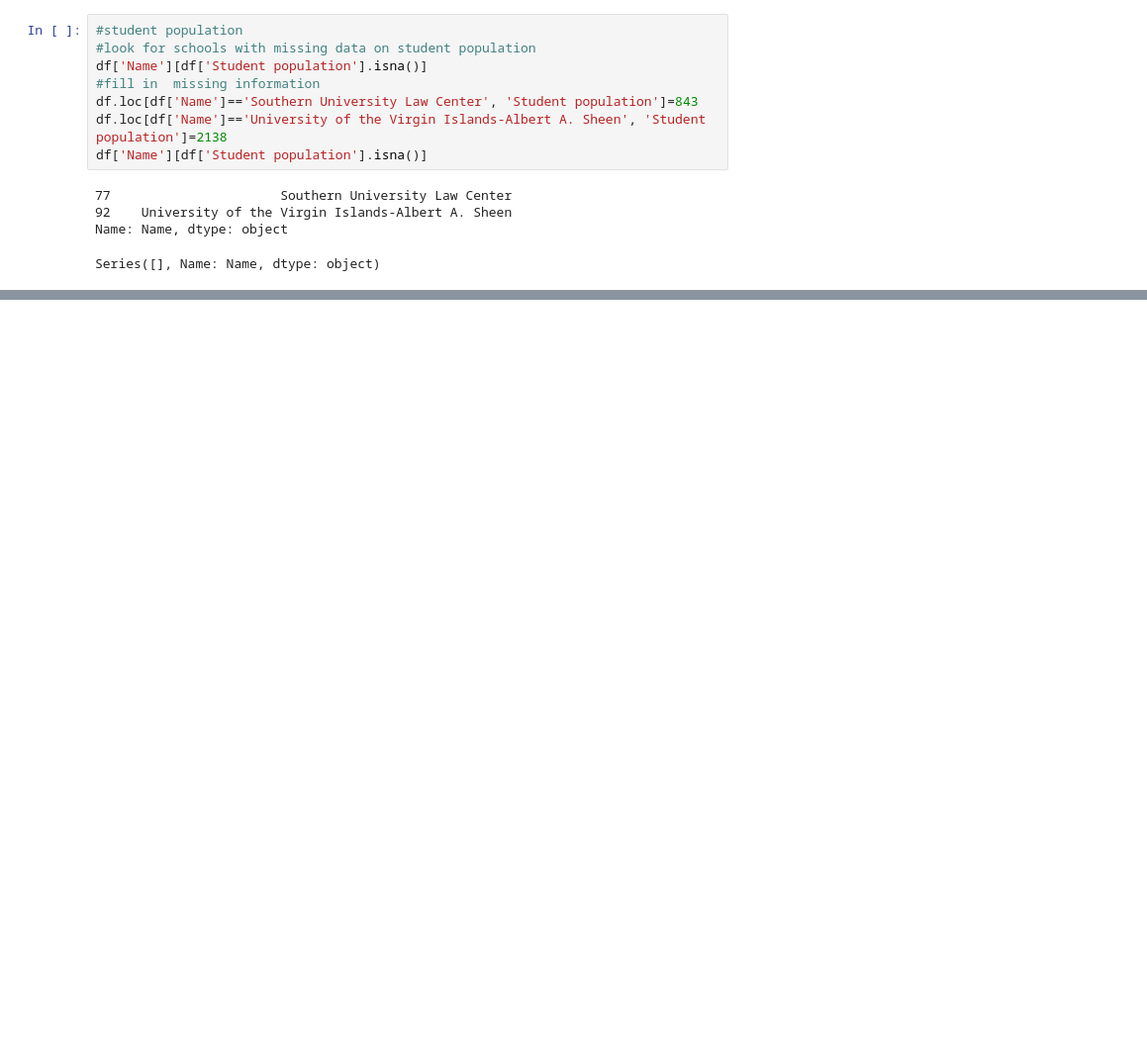
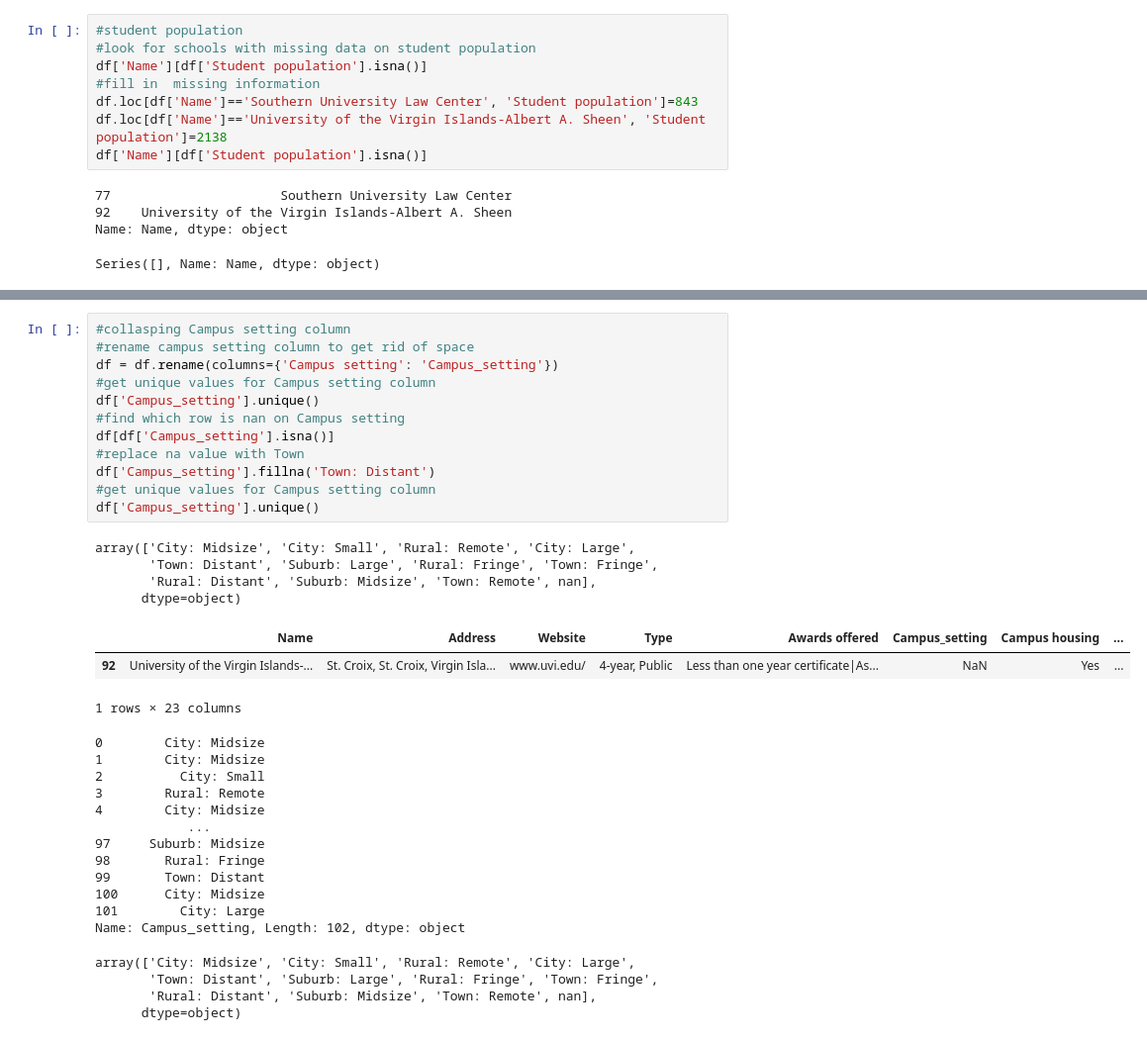
Before and after one commit to e-harrell/hbcu, a Jupyter notebook: notebook.ipynb, the cells around one changed output, grey strips where cells are left out. Shown at 99% size. Saved outputs shown, nothing was run; the diff lists cells and outputs as text; blank space fills up the shorter version.

```diff
--- a/notebook.ipynb
+++ b/notebook.ipynb
@@ -199,0 +210,36 @@ AttributeError: 'NoneType' object has no attribute 'latitude'
+# %%
+#collasping Campus setting column
+#rename campus setting column to get rid of space
+df = df.rename(columns={'Campus setting': 'Campus_setting'})
+#get unique values for Campus setting column
+df['Campus_setting'].unique()
+#find which row is nan on Campus setting
+df[df['Campus_setting'].isna()]
+#replace na value with Town
+df['Campus_setting'].fillna('Town: Distant')
+#get unique values for Campus setting column
+df['Campus_setting'].unique()
+# %% [output]
+array(['City: Midsize', 'City: Small', 'Rural: Remote', 'City: Large',
+       'Town: Distant', 'Suburb: Large', 'Rural: Fringe', 'Town: Fringe',
+       'Rural: Distant', 'Suburb: Midsize', 'Town: Remote', nan],
+      dtype=object)
+|  | Name | Address | Website | Type | Awards offered | Campus_setting | Campus housing | ... |
+| 92 | University of the Virgin Islands-... | St. Croix, St. Croix, Virgin Isla... | www.uvi.edu/ | 4-year, Public | Less than one year certificate|As... | NaN | Yes | ... |
+1 rows × 23 columns
+0        City: Midsize
+1        City: Midsize
+2          City: Small
+3        Rural: Remote
+4        City: Midsize
+            ...
+97     Suburb: Midsize
+98       Rural: Fringe
+99       Town: Distant
+100      City: Midsize
+101        City: Large
+Name: Campus_setting, Length: 102, dtype: object
+array(['City: Midsize', 'City: Small', 'Rural: Remote', 'City: Large',
+       'Town: Distant', 'Suburb: Large', 'Rural: Fringe', 'Town: Fringe',
+       'Rural: Distant', 'Suburb: Midsize', 'Town: Remote', nan],
+      dtype=object)
```
Also changed, not shown: parts of 8 cells of this notebook.
